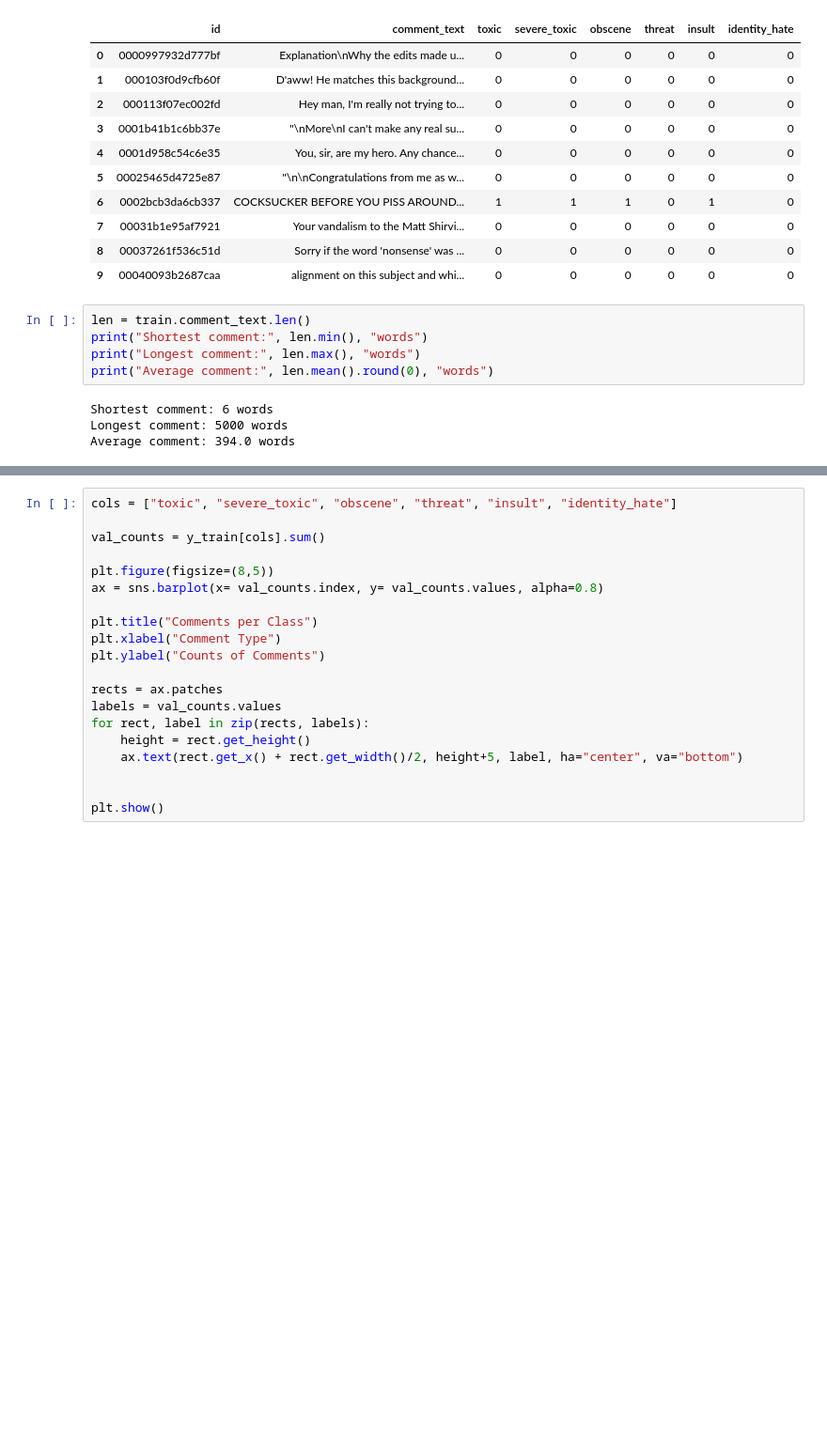
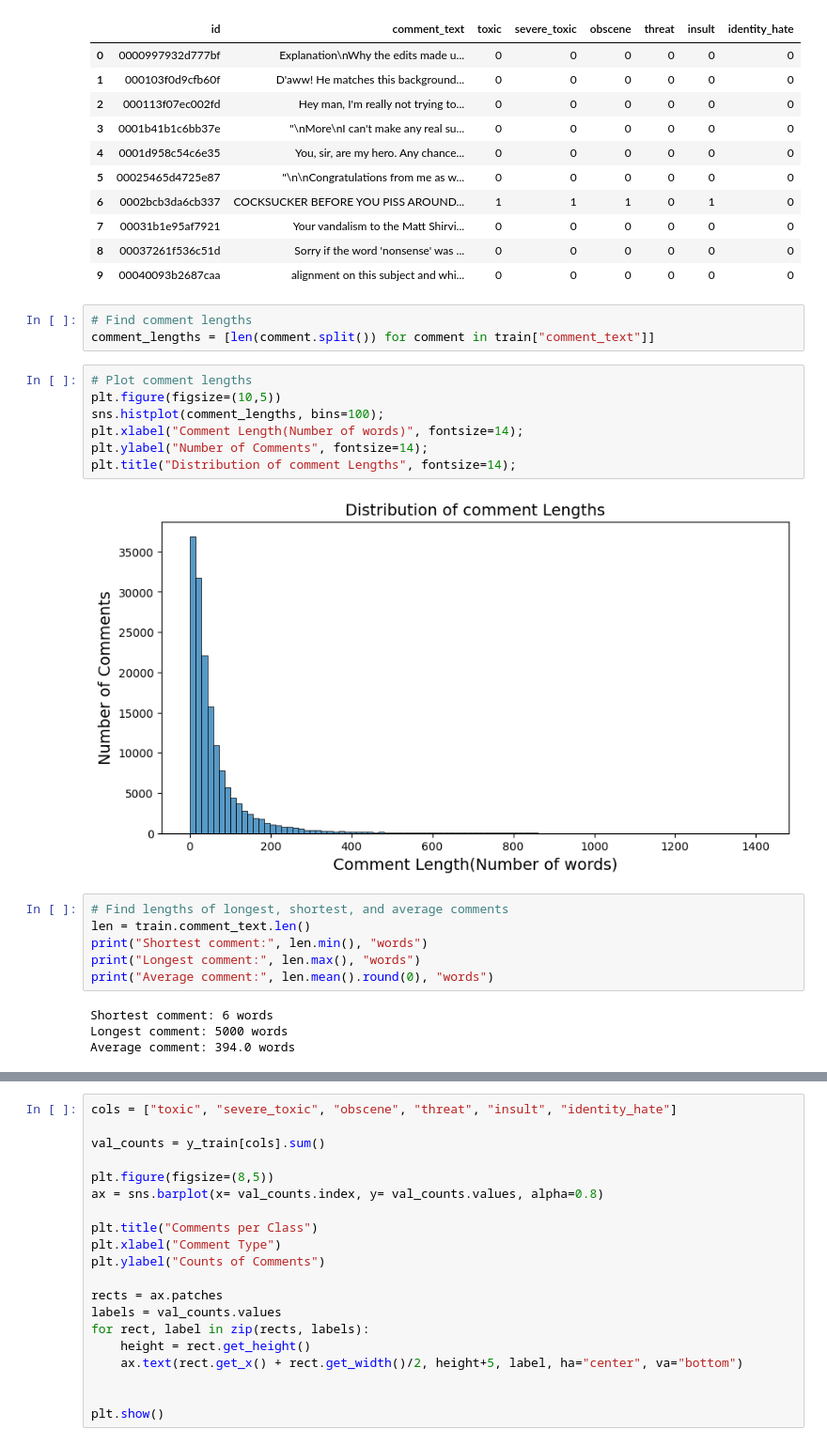
Before and after one commit to slowings/NLP_identifying_trolls, a Jupyter notebook: NLP_identifying_trolls.ipynb, the cells around one changed output, grey strips where cells are left out. Shown at 94% size. Drawn from its saved outputs; the diff is of its cells as text; blank space fills up the shorter version.

```diff
--- a/NLP_identifying_trolls.ipynb
+++ b/NLP_identifying_trolls.ipynb
@@ -150,7 +161,20 @@ train.head(10)
 | 7 | 00031b1e95af7921 | Your vandalism to the Matt Shirvi... | 0 | 0 | 0 | 0 | 0 | 0 |
 | 8 | 00037261f536c51d | Sorry if the word 'nonsense' was ... | 0 | 0 | 0 | 0 | 0 | 0 |
 | 9 | 00040093b2687caa | alignment on this subject and whi... | 0 | 0 | 0 | 0 | 0 | 0 |
+# %%
+# Find comment lengths
+comment_lengths = [len(comment.split()) for comment in train["comment_text"]]
+# %%
+# Plot comment lengths
+plt.figure(figsize=(10,5))
+sns.histplot(comment_lengths, bins=100);
+plt.xlabel("Comment Length(Number of words)", fontsize=14);
+plt.ylabel("Number of Comments", fontsize=14);
+plt.title("Distribution of comment Lengths", fontsize=14);
+# %% [output]
+[figure, added]
 # %%
+# Find lengths of longest, shortest, and average comments
 len = train.comment_text.len()
 print("Shortest comment:", len.min(), "words")
 print("Longest comment:", len.max(), "words")
```
Also changed, not shown: parts of 13 cells of this notebook.
